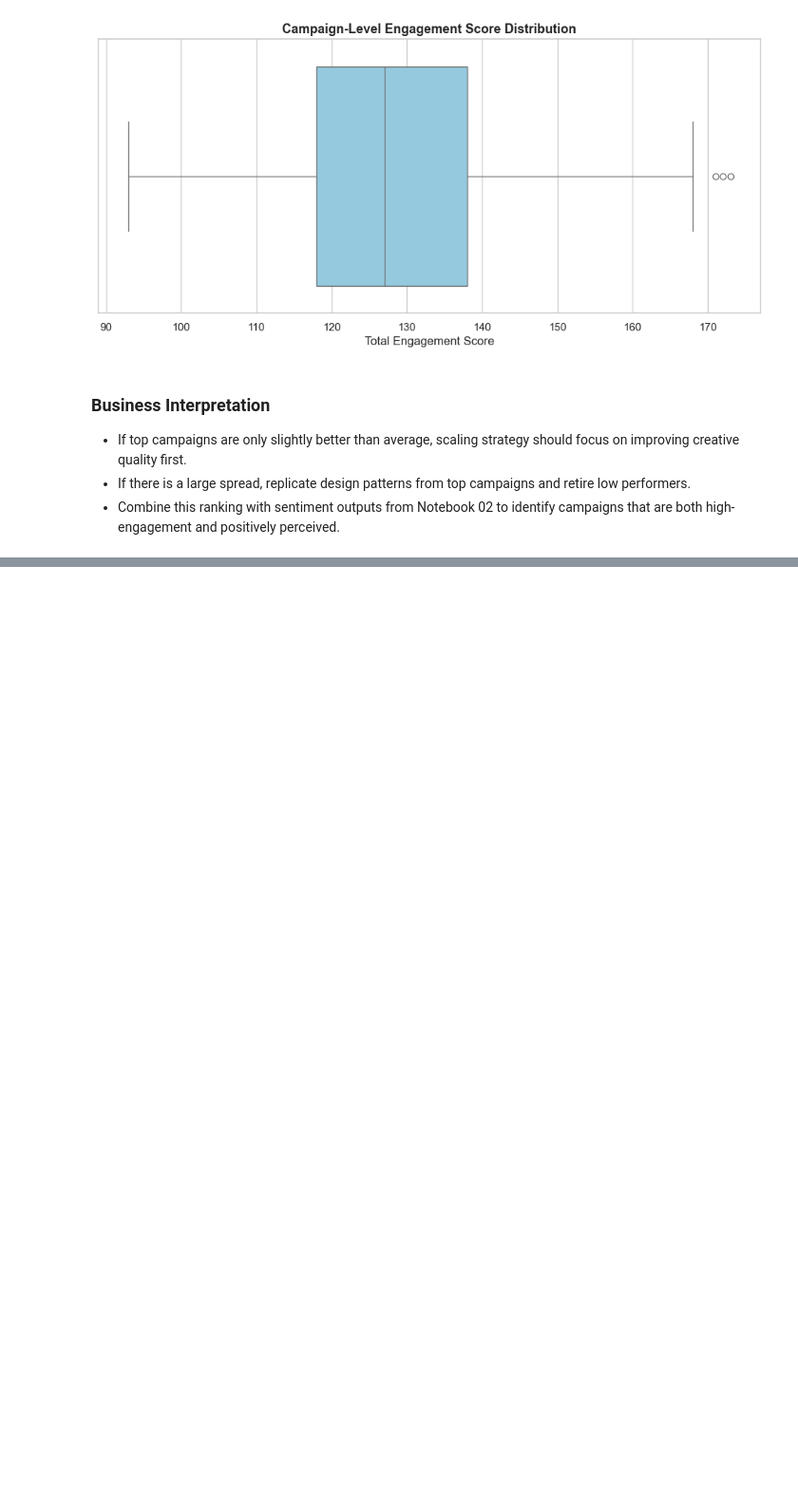
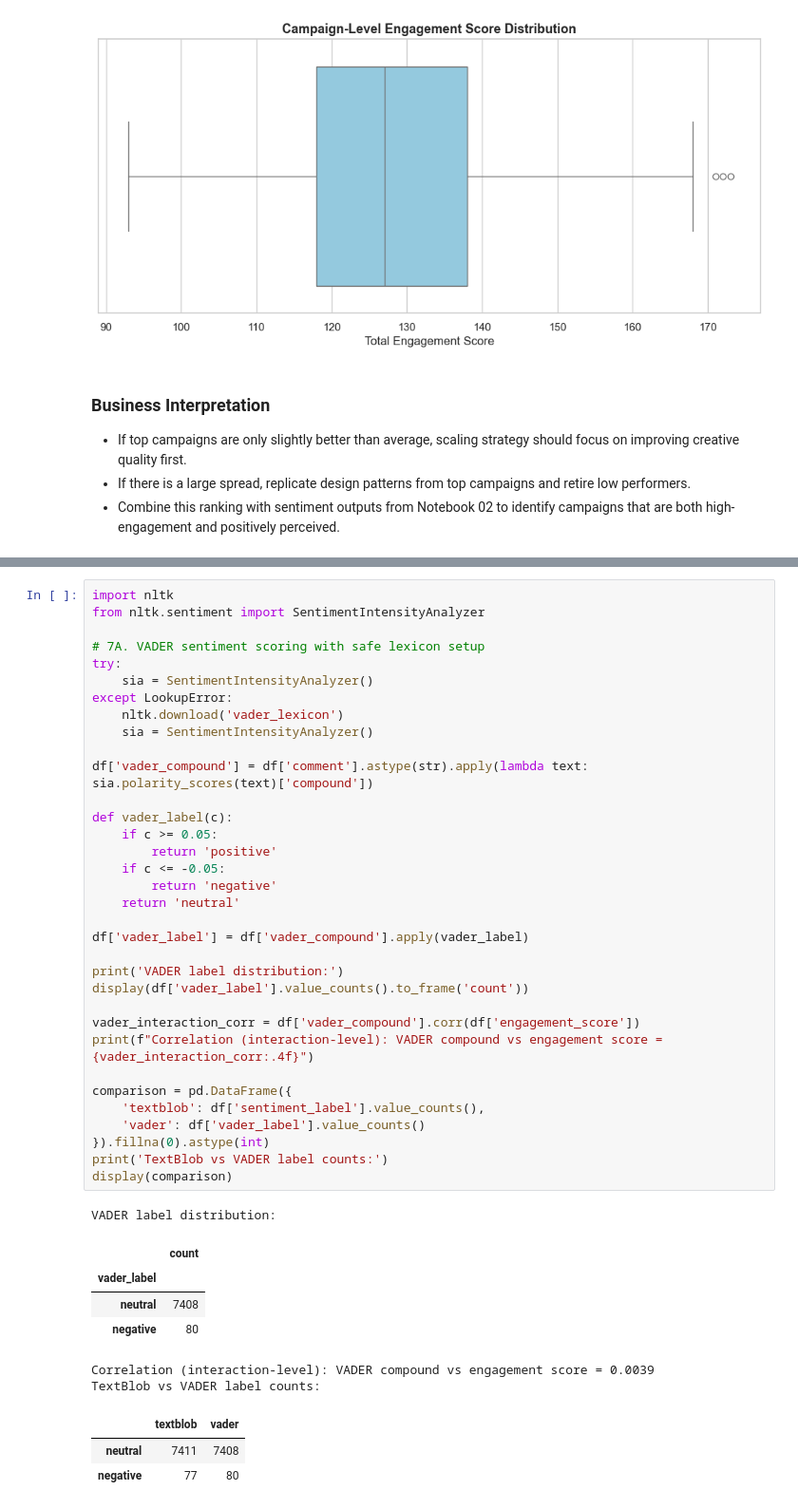
Before and after one commit to sumitiitj493-boop/ad-engagement-analysis, a Jupyter notebook: notebooks/03_engagement.ipynb, the cells around one changed output, grey strips where cells are left out. Shown at 95% size. Saved outputs shown, nothing was run; the diff lists cells and outputs as text; blank space fills up the shorter version.

```diff
--- a/notebooks/03_engagement.ipynb
+++ b/notebooks/03_engagement.ipynb
@@ -210,0 +306,45 @@ Engagement score spread across campaigns: 80
+# %%
+import nltk
+from nltk.sentiment import SentimentIntensityAnalyzer
+
+# 7A. VADER sentiment scoring with safe lexicon setup
+try:
+    sia = SentimentIntensityAnalyzer()
+except LookupError:
+    nltk.download('vader_lexicon')
+    sia = SentimentIntensityAnalyzer()
+
+df['vader_compound'] = df['comment'].astype(str).apply(lambda text: sia.polarity_scores(text)['compound'])
+
+def vader_label(c):
+    if c >= 0.05:
+        return 'positive'
+    if c <= -0.05:
+        return 'negative'
+    return 'neutral'
+
+df['vader_label'] = df['vader_compound'].apply(vader_label)
+
+print('VADER label distribution:')
+display(df['vader_label'].value_counts().to_frame('count'))
+
+vader_interaction_corr = df['vader_compound'].corr(df['engagement_score'])
+print(f"Correlation (interaction-level): VADER compound vs engagement score = {vader_interaction_corr:.4f}")
+
+comparison = pd.DataFrame({
+    'textblob': df['sentiment_label'].value_counts(),
+    'vader': df['vader_label'].value_counts()
+}).fillna(0).astype(int)
+print('TextBlob vs VADER label counts:')
+display(comparison)
+# %% [output]
+VADER label distribution:
+|  | count |
+| vader_label |  |
+| neutral | 7408 |
+| negative | 80 |
+Correlation (interaction-level): VADER compound vs engagement score = 0.0039
+TextBlob vs VADER label counts:
+|  | textblob | vader |
+| neutral | 7411 | 7408 |
+| negative | 77 | 80 |
```
Also changed, not shown: parts of 5 cells of this notebook, 4 other files.
